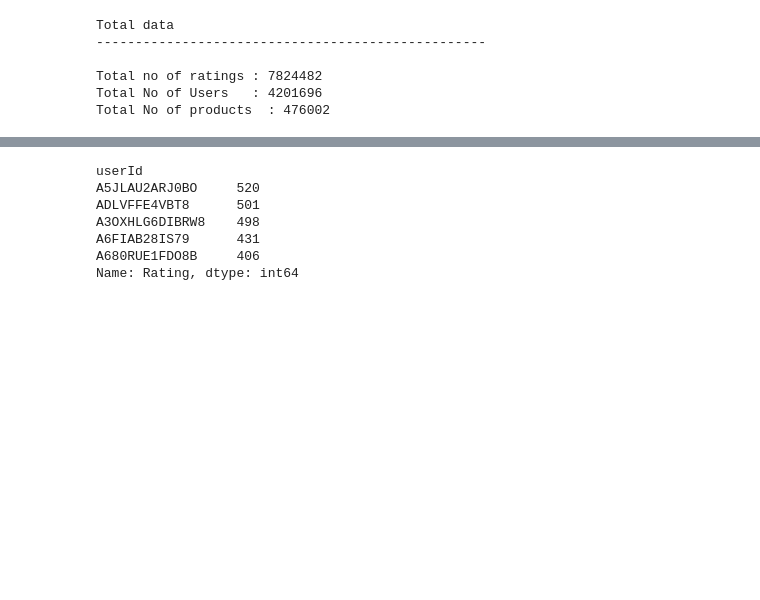
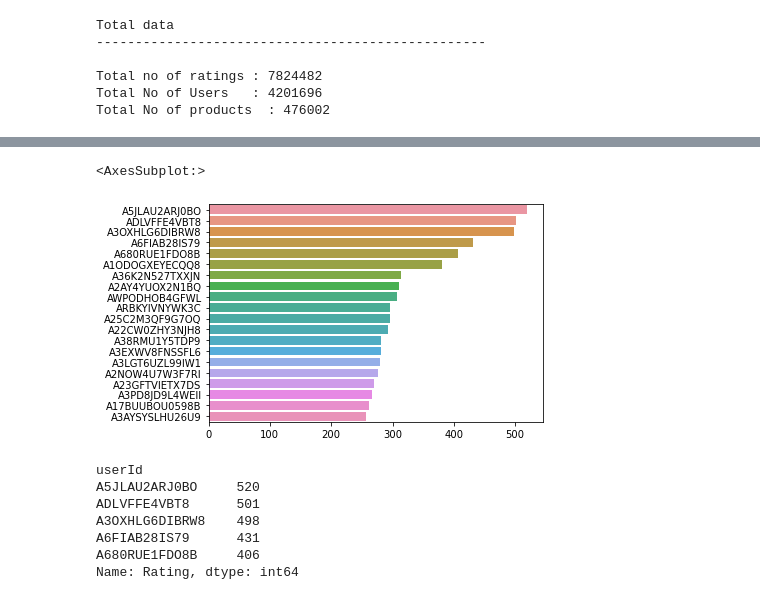
Before and after one commit to trishattah/DS_7331_Projects, a Jupyter notebook: Lab_3/Lab_3_Group_4_v2.ipynb, the cells around one changed output, grey strips where cells are left out. Drawn from its saved outputs; the diff is of its cells as text; code cells hidden in the pictures; blank space fills up the shorter version.

```diff
--- a/Lab_3/Lab_3_Group_4_v2.ipynb
+++ b/Lab_3/Lab_3_Group_4_v2.ipynb
@@ -143,3 +145,10 @@ sns.barplot(x= prd.values, y = prd.index)
+# %%
+#Top 20 users based on number of ratings
+usr = df1['userId'].value_counts()[:20]
+sns.barplot(x= usr.values, y = usr.index)
+# %% [output]
+<AxesSubplot:>
+[figure, added]
 # %%
 #Ratings per user
 
```
Also changed, not shown: parts of 22 cells of this notebook.
